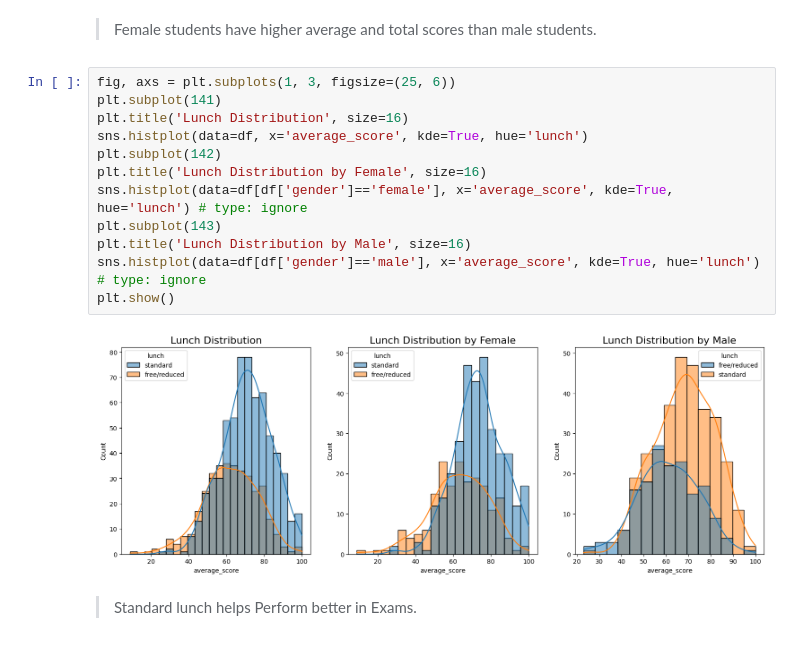
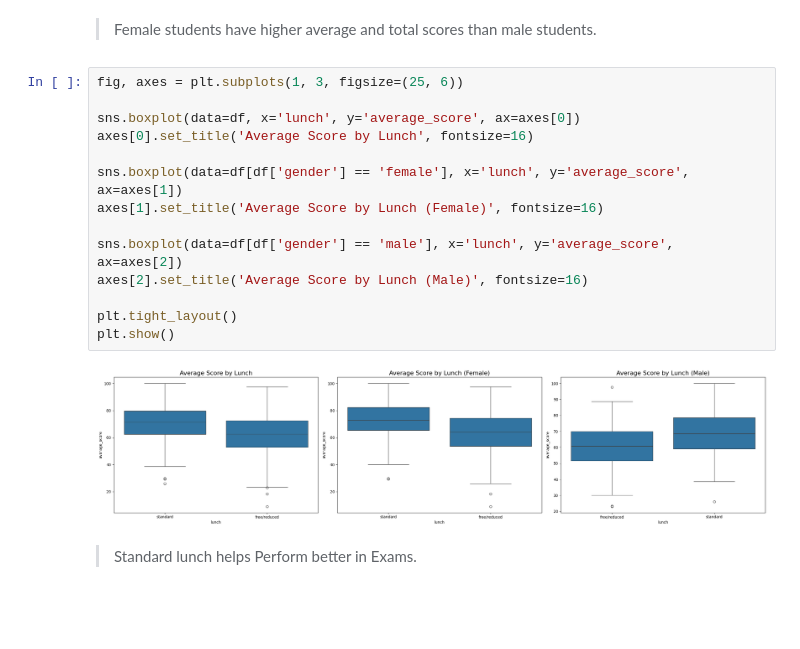
Before and after one commit to sadbinsiddique/ml-project, a Jupyter notebook: notebook/1. EDA STUDENT PERFORMANCE.ipynb, the cells around one changed output. Cells and saved outputs as stored; diff of their text form; blank space fills up the shorter version.

```diff
--- a/notebook/1. EDA STUDENT PERFORMANCE.ipynb
+++ b/notebook/1. EDA STUDENT PERFORMANCE.ipynb
@@ -282,18 +284,20 @@ plt.show()
 # %% [markdown]
 > Female students have higher average and total scores than male students.
 # %%
-fig, axs = plt.subplots(1, 3, figsize=(25, 6))
-plt.subplot(141)
-plt.title('Lunch Distribution', size=16)
-sns.histplot(data=df, x='average_score', kde=True, hue='lunch')
-plt.subplot(142)
-plt.title('Lunch Distribution by Female', size=16)
-sns.histplot(data=df[df['gender']=='female'], x='average_score', kde=True, hue='lunch') # type: ignore
-plt.subplot(143)
-plt.title('Lunch Distribution by Male', size=16)
-sns.histplot(data=df[df['gender']=='male'], x='average_score', kde=True, hue='lunch') # type: ignore
+fig, axes = plt.subplots(1, 3, figsize=(25, 6))
+
+sns.boxplot(data=df, x='lunch', y='average_score', ax=axes[0])
+axes[0].set_title('Average Score by Lunch', fontsize=16)
+
+sns.boxplot(data=df[df['gender'] == 'female'], x='lunch', y='average_score', ax=axes[1])
+axes[1].set_title('Average Score by Lunch (Female)', fontsize=16)
+
+sns.boxplot(data=df[df['gender'] == 'male'], x='lunch', y='average_score', ax=axes[2])
+axes[2].set_title('Average Score by Lunch (Male)', fontsize=16)
+
+plt.tight_layout()
 plt.show()
 # %% [output]
-[figure, old version]
+[figure, new version]
 # %% [markdown]
 > Standard lunch helps Perform better in Exams.
```
Also changed, not shown: parts of 7 cells of this notebook.
